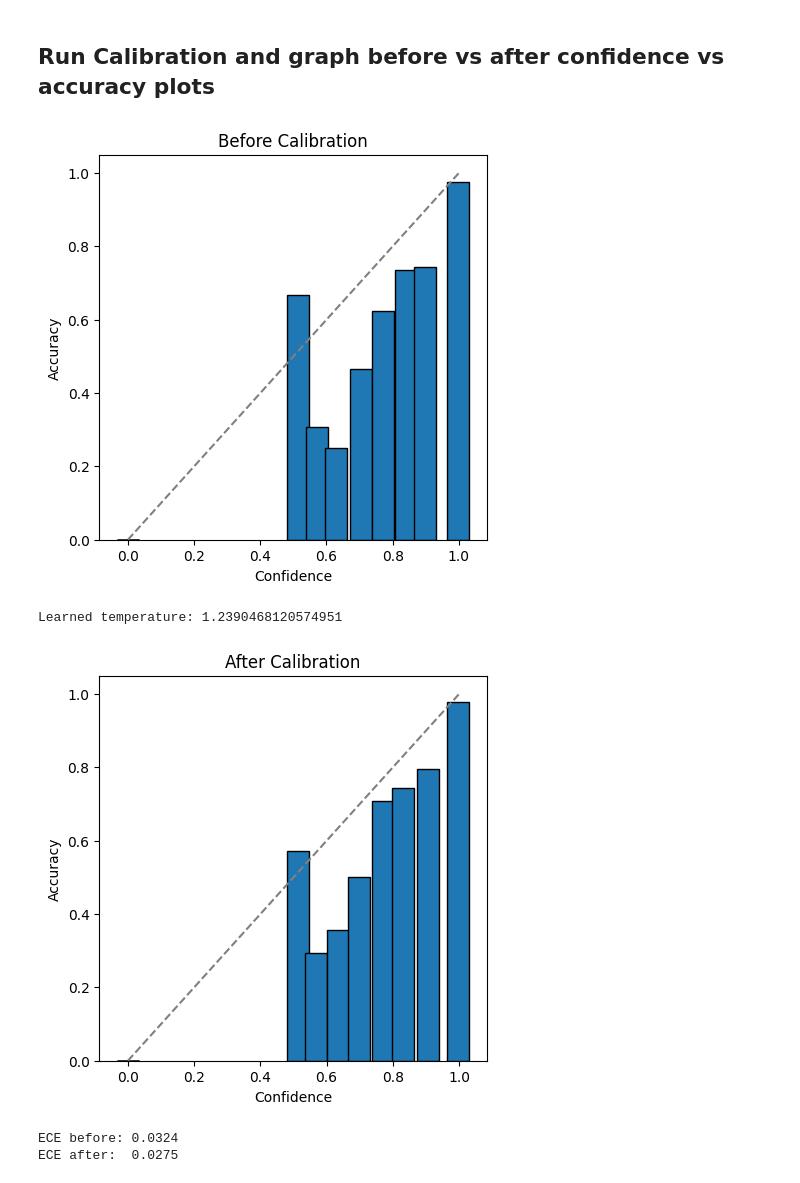
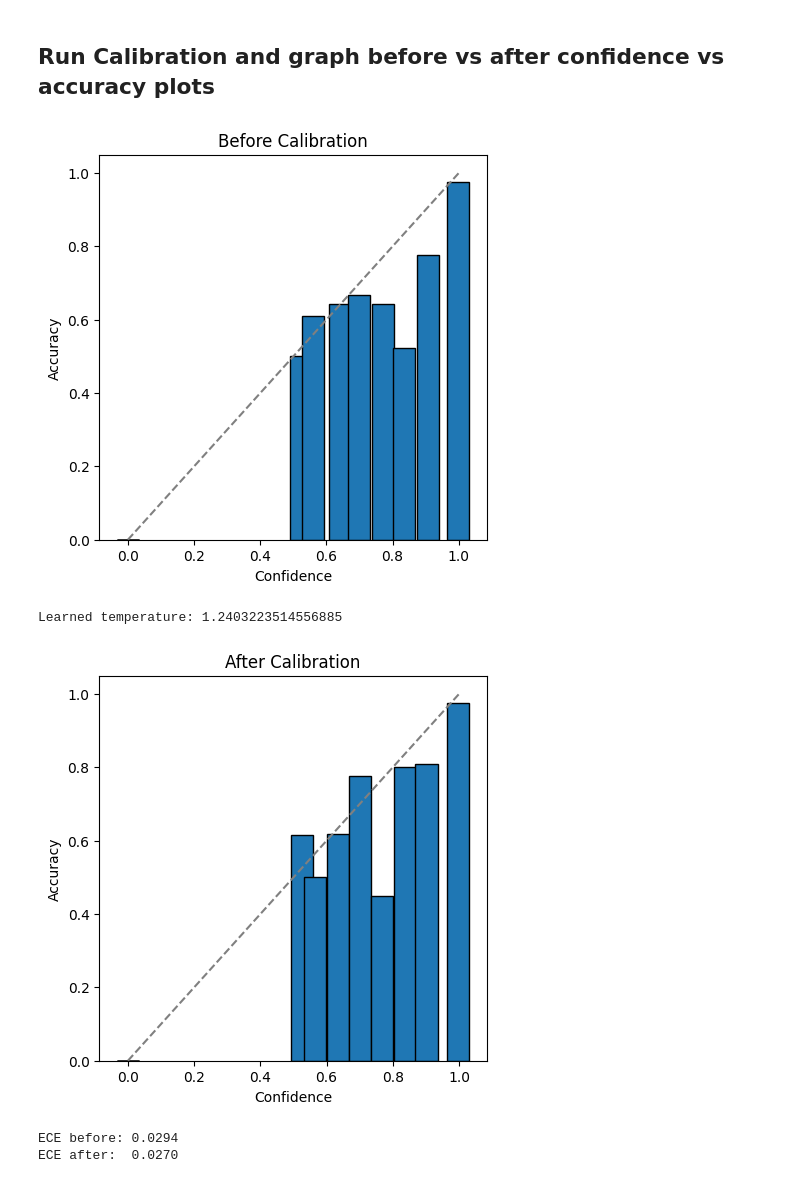
Before and after one commit to Pmk2021/EarthObservationProject, a Jupyter notebook: IPEO project.ipynb, the cells around one changed output. Saved outputs shown, nothing was run; the diff lists cells and outputs as text; code cells hidden in the pictures.

```diff
--- a/IPEO project.ipynb
+++ b/IPEO project.ipynb
@@ -342,8 +342,8 @@ test_ds = TensorDataset(X_test, y_test)
 test_loader = DataLoader(test_ds, batch_size=BATCH_SIZE)
 
 
-val_ds = TensorDataset(X_test, y_test)
-val_loader = DataLoader(test_ds, batch_size=BATCH_SIZE)
+val_ds = TensorDataset(X_val, y_val)
+val_loader = DataLoader(val_ds, batch_size=BATCH_SIZE)
 # %% [output]
 Loading cached features from Dino\dinocache\test.pt
 # %% [markdown]
@@ -369,7 +369,7 @@ Sequential(
 dino_val_preds, dino_val_labels, dino_val_logits = [], [], []
 
 with torch.no_grad():
-    for x, y in test_loader:
+    for x, y in val_loader:
         x = x.to(DEVICE)
         p = classifier(x).argmax(1).cpu()
         dino_val_logits.append(classifier(x).cpu())
@@ -379,5 +379,5 @@ with torch.no_grad():
 acc = accuracy_score(dino_val_labels, dino_val_preds)
 f1 = f1_score(dino_val_labels, dino_val_preds, average="weighted")
 
-print(f"Test Accuracy: {acc:.4f}")
-print(f"Test F1: {f1:.4f}")
+print(f"Val Accuracy: {acc:.4f}")
+print(f"Val F1: {f1:.4f}")
@@ -394,8 +397,8 @@ with torch.no_grad():
         dino_test_preds.extend(p.numpy())
         dino_test_labels.extend(y.numpy())
 
-acc = accuracy_score(labels, preds)
-f1 = f1_score(labels, preds, average="weighted")
+acc = accuracy_score(dino_test_labels, dino_test_preds)
+f1 = f1_score(dino_test_labels, dino_test_preds, average="weighted")
 
 print(f"Test Accuracy: {acc:.4f}")
 print(f"Test F1: {f1:.4f}")
@@ -478,26 +481,26 @@ def plot_reliability_diagram(logits, labels, n_bins=15, title="Reliability Diagr
 # %% [markdown]
 ## Run Calibration and graph before vs after confidence vs accuracy plots
 # %%
-test_logits, test_labels = torch.concat(dino_test_logits), torch.tensor(dino_test_labels)
+val_logits, val_labels = torch.concat(dino_val_logits), torch.tensor(dino_val_labels)
 
 # Before calibration
 ece_before = expected_calibration_error(val_logits, val_labels)
 plot_reliability_diagram(val_logits, val_labels, title="Before Calibration")
 
 # Fit temperature
 scaler = fit_temperature(val_logits, val_labels)
 print("Learned temperature:", scaler.temperature.item())
 
 # After calibration
 calibrated_logits = scaler(val_logits)
 ece_after = expected_calibration_error(calibrated_logits, val_labels)
 plot_reliability_diagram(calibrated_logits, val_labels, title="After Calibration")
 
 print(f"ECE before: {ece_before:.4f}")
 print(f"ECE after:  {ece_after:.4f}")
 # %% [output]
-[figure, old version]
+[figure, new version]
-Learned temperature: 1.2390468120574951
+Learned temperature: 1.2403223514556885
-[figure, old version]
+[figure, new version]
-ECE before: 0.0324
-ECE after:  0.0275
+ECE before: 0.0294
+ECE after:  0.0270
```
Also changed, not shown: parts of 3 cells of this notebook.
